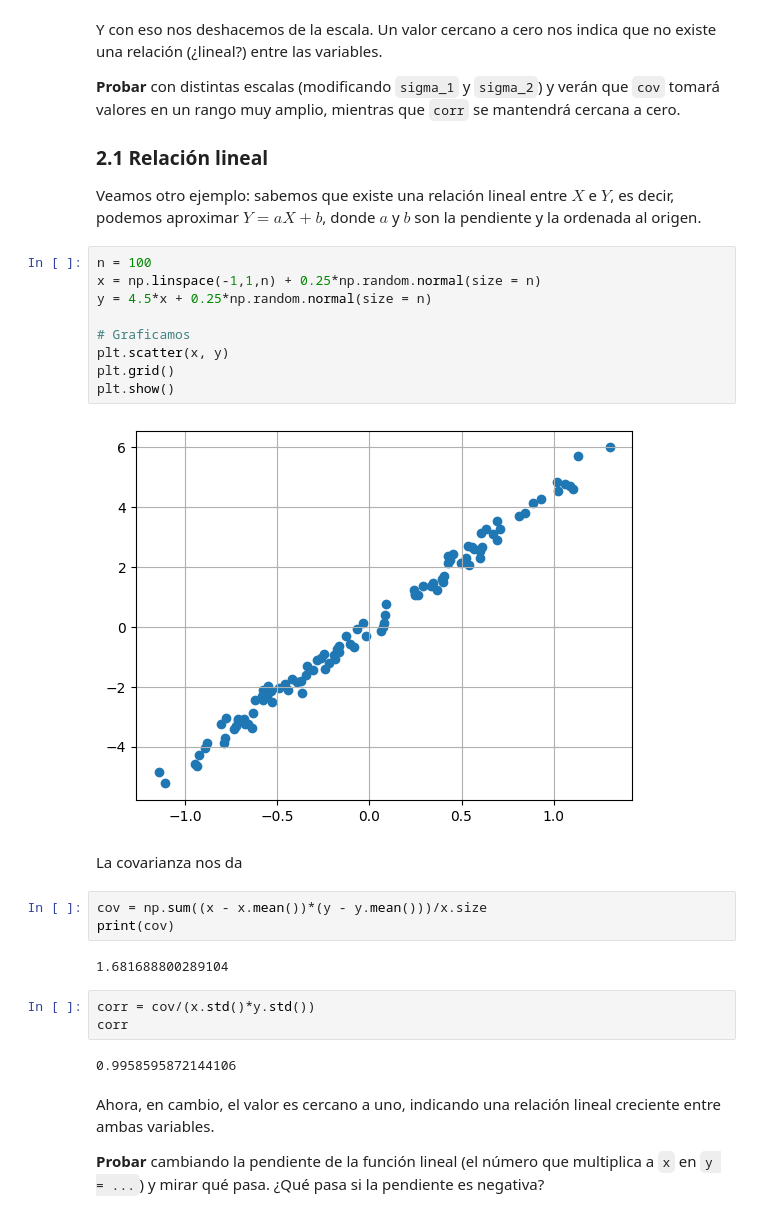
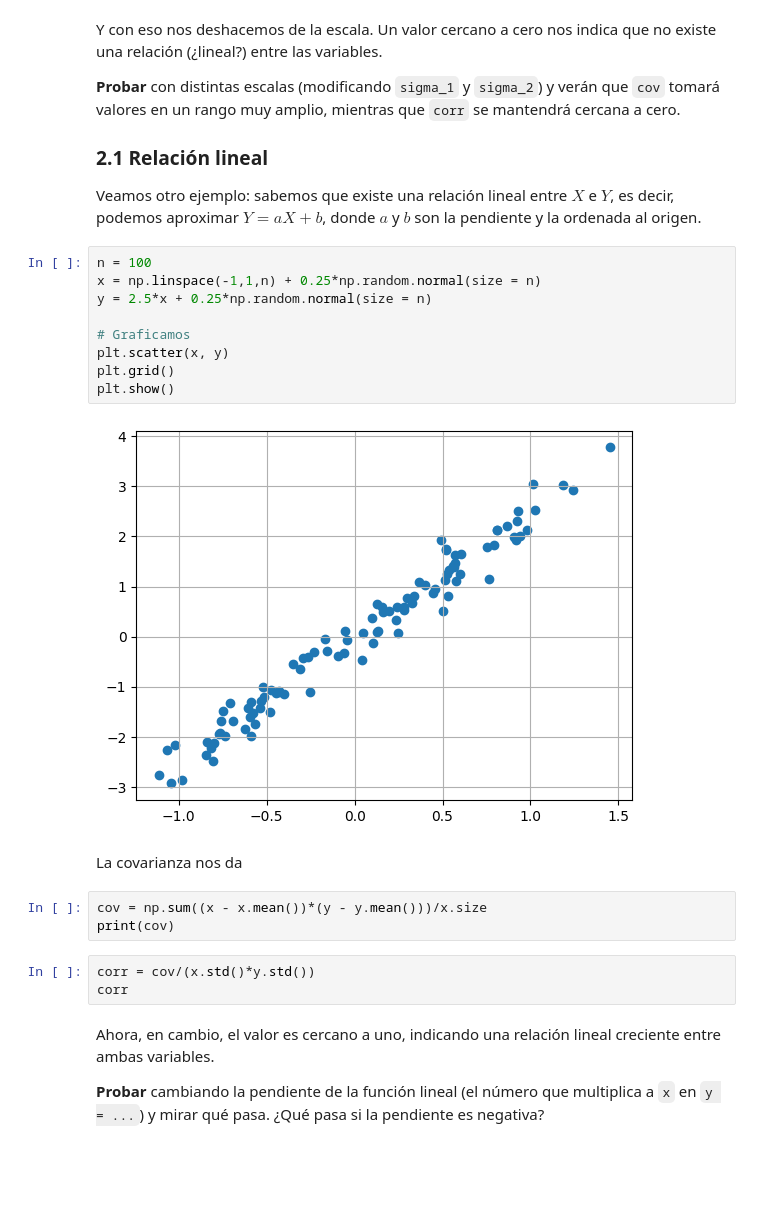
Before and after one commit to Valerius-ufv/python_bootcamp_DV, a Jupyter notebook: DS_Notebook_05_Probabilidad.ipynb, the cells around one changed output. Drawn from its saved outputs; the diff is of its cells as text; blank space fills up the shorter version.

```diff
--- a/DS_Notebook_05_Probabilidad.ipynb
+++ b/DS_Notebook_05_Probabilidad.ipynb
@@ -234,26 +257,22 @@ Veamos otro ejemplo: sabemos que existe una relación lineal entre $X$ e $Y$, es
 # %%
 n = 100
 x = np.linspace(-1,1,n) + 0.25*np.random.normal(size = n)
-y = 4.5*x + 0.25*np.random.normal(size = n)
+y = 2.5*x + 0.25*np.random.normal(size = n)
 
 # Graficamos
 plt.scatter(x, y)
 plt.grid()
 plt.show()
 # %% [output]
-[figure, old version]
+[figure, new version]
 # %% [markdown]
 La covarianza nos da
 # %%
 cov = np.sum((x - x.mean())*(y - y.mean()))/x.size
 print(cov)
-# %% [output]
-1.681688800289104
 # %%
 corr = cov/(x.std()*y.std())
 corr
-# %% [output]
-0.9958595872144106
 # %% [markdown]
 Ahora, en cambio, el valor es cercano a uno, indicando una relación lineal creciente entre ambas variables.
 
```
Also changed, not shown: parts of 20 cells of this notebook.
